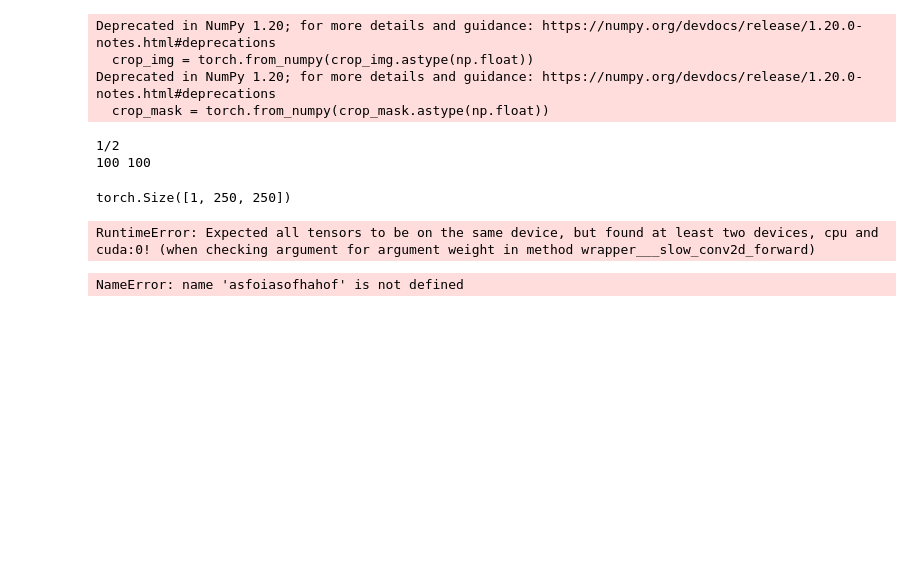
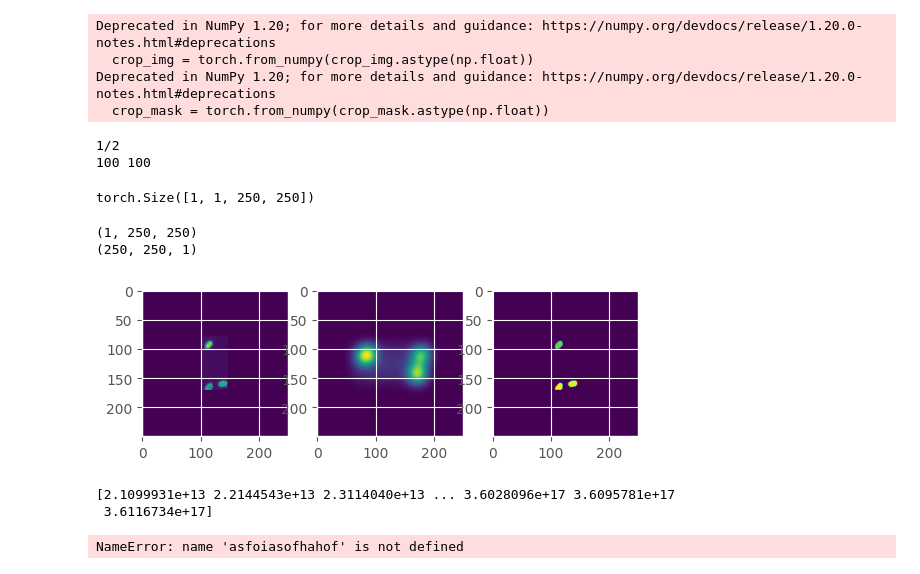
Before and after one commit to rzuberi/u_net_exploration, a Jupyter notebook: u_net_exp.ipynb, the cells around one changed output. Saved outputs shown, nothing was run; the diff lists cells and outputs as text; code cells hidden in the pictures; blank space fills up the shorter version.

Commit message:
forgot to save so this is the same commit as last time in terms of information but with the actual code being uploaded now

```diff
--- a/u_net_exp.ipynb
+++ b/u_net_exp.ipynb
@@ -454,17 +479,60 @@ Deprecated in NumPy 1.20; for more details and guidance: https://numpy.org/devdo
 100 100
 # %%
 unet.eval()
-image = img_evaldata[0]
-print(image.shape)
+image = img_evaldata[1]
+
+image_tosave = np.copy(image)
+
+image_input = image.detach().cpu().numpy()
+
+
+image_input = np.expand_dims(image_input,-1)
+image_input = np.moveaxis(image_input,-1,0)
+
+image_input = torch.from_numpy(image_input)
+image_input = image_input.to('cuda')
+image_input = image_input.float()
+
+print(image_input.shape)
 #num_image = image.detach().cpu().numpy()
 #num_image = np.moveaxis(num_image,0,-1)
 #print(num_image.shape)
 #plt.imshow(num_image)
 with torch.no_grad():
-    predMask = unet(image).squeeze()
+    predMask = unet(image_input).squeeze()
 # %% [output]
-torch.Size([1, 250, 250])
+torch.Size([1, 1, 250, 250])
-RuntimeError: Expected all tensors to be on the same device, but found at least two devices, cpu and cuda:0! (when checking argument for argument weight in method wrapper___slow_conv2d_forward)
+# %%
+print(image_tosave.shape)
+print(mask.shape)
+# %% [output]
+(1, 250, 250)
+(250, 250, 1)
+# %%
+plt.subplot(1,3,1)
+#image = image.detach().cpu().numpy()
+image_tosave = np.moveaxis(image_tosave,0,-1)
+plt.imshow(image_tosave)
+
+plt.subplot(1,3,2)
+predMask = predMask.detach().cpu().numpy()
+predMask = np.moveaxis(predMask,0,-1)
+plt.imshow(predMask)
+
+plt.subplot(1,3,3)
+mask = mask_evaldata[1]
+mask = mask.detach().cpu().numpy()
+mask = np.moveaxis(mask,0,-1)
+plt.imshow(mask)
+
+plt.show()
+# %% [output]
+[figure, added]
+# %%
+print(np.unique(predMask))
+# %% [output]
+[2.1099931e+13 2.2144543e+13 2.3114040e+13 ... 3.6028096e+17 3.6095781e+17
+ 3.6116734e+17]
 # %%
 print(asfoiasofhahof)
 # %% [output]
```
Also changed, not shown: parts of 7 cells of this notebook.
